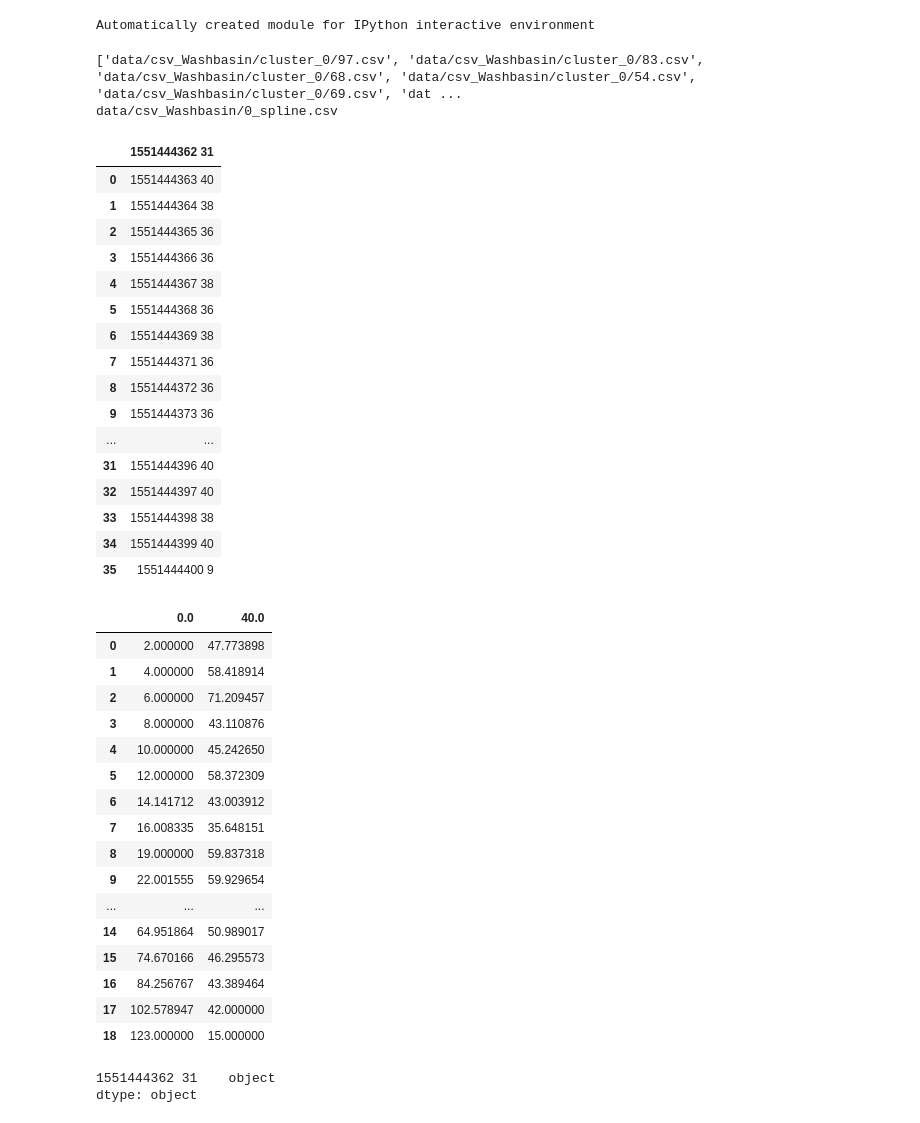
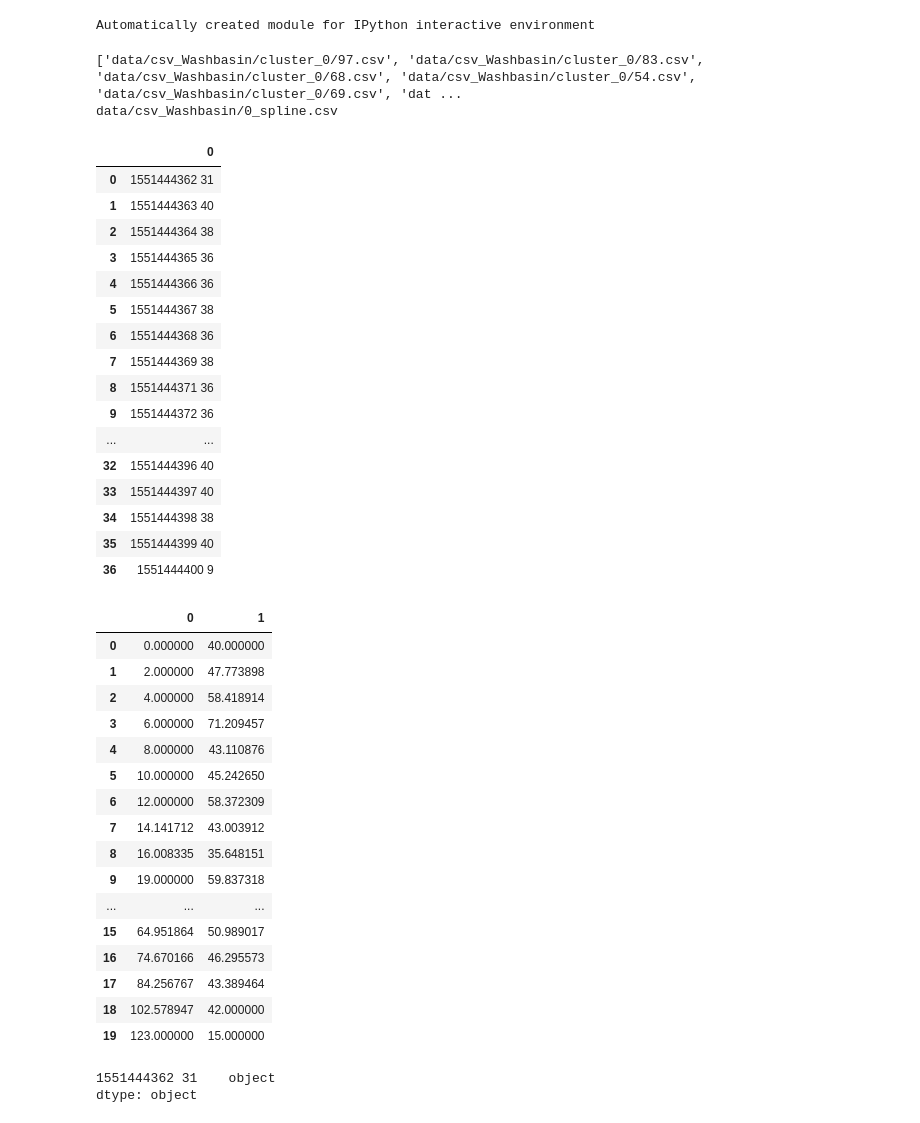
Before and after one commit to Tarantula-Community/EL-WaterDemandTS, a Jupyter notebook: Bagging.ipynb, the cells around one changed output. Saved outputs shown, nothing was run; the diff lists cells and outputs as text; code cells hidden in the pictures.

```diff
--- a/Bagging.ipynb
+++ b/Bagging.ipynb
@@ -36,61 +36,61 @@ estimators = [("Tree", DecisionTreeRegressor()),
 # %%
 # データの設定
 '''
 これどういう構造のデータなのかいまいちよくわからない
 washbasinで使用した水のデータってこと？てなるとdisintegrationになってなくない？
 
 '''
 
 
 n_estimators = len(estimators)
 ts_files = glob.glob("data/csv_Washbasin/cluster_0/*.csv")
 f_true = "data/csv_Washbasin/0_spline.csv"
 
 print(ts_files)
 print(f_true)
 
-ts_files_viz = pd.read_csv(ts_files[0])
+ts_files_viz = pd.read_csv(ts_files[0], header=None)
 display(ts_files_viz)
 
-f_true_viz = pd.read_csv(f_true)
+f_true_viz = pd.read_csv(f_true, header=None)
 display(f_true_viz)
 # %% [output]
 ['data/csv_Washbasin/cluster_0/97.csv', 'data/csv_Washbasin/cluster_0/83.csv', 'data/csv_Washbasin/cluster_0/68.csv', 'data/csv_Washbasin/cluster_0/54.csv', 'data/csv_Washbasin/cluster_0/69.csv', 'dat ...
 data/csv_Washbasin/0_spline.csv
-|  | 1551444362 31 |
-| 0 | 1551444363 40 |
-| 1 | 1551444364 38 |
-| 2 | 1551444365 36 |
-| 3 | 1551444366 36 |
-| 4 | 1551444367 38 |
-| 5 | 1551444368 36 |
-| 6 | 1551444369 38 |
-| 7 | 1551444371 36 |
-| 8 | 1551444372 36 |
-| 9 | 1551444373 36 |
+|  | 0 |
+| 0 | 1551444362 31 |
+| 1 | 1551444363 40 |
+| 2 | 1551444364 38 |
+| 3 | 1551444365 36 |
+| 4 | 1551444366 36 |
+| 5 | 1551444367 38 |
+| 6 | 1551444368 36 |
+| 7 | 1551444369 38 |
+| 8 | 1551444371 36 |
+| 9 | 1551444372 36 |
 | ... | ... |
-| 31 | 1551444396 40 |
-| 32 | 1551444397 40 |
-| 33 | 1551444398 38 |
-| 34 | 1551444399 40 |
-| 35 | 1551444400 9 |
+| 32 | 1551444396 40 |
+| 33 | 1551444397 40 |
+| 34 | 1551444398 38 |
+| 35 | 1551444399 40 |
+| 36 | 1551444400 9 |
-|  | 0.0 | 40.0 |
-| 0 | 2.000000 | 47.773898 |
-| 1 | 4.000000 | 58.418914 |
-| 2 | 6.000000 | 71.209457 |
-| 3 | 8.000000 | 43.110876 |
-| 4 | 10.000000 | 45.242650 |
-| 5 | 12.000000 | 58.372309 |
-| 6 | 14.141712 | 43.003912 |
-| 7 | 16.008335 | 35.648151 |
-| 8 | 19.000000 | 59.837318 |
-| 9 | 22.001555 | 59.929654 |
+|  | 0 | 1 |
+| 0 | 0.000000 | 40.000000 |
+| 1 | 2.000000 | 47.773898 |
+| 2 | 4.000000 | 58.418914 |
+| 3 | 6.000000 | 71.209457 |
+| 4 | 8.000000 | 43.110876 |
+| 5 | 10.000000 | 45.242650 |
+| 6 | 12.000000 | 58.372309 |
+| 7 | 14.141712 | 43.003912 |
+| 8 | 16.008335 | 35.648151 |
+| 9 | 19.000000 | 59.837318 |
 | ... | ... | ... |
-| 14 | 64.951864 | 50.989017 |
-| 15 | 74.670166 | 46.295573 |
-| 16 | 84.256767 | 43.389464 |
-| 17 | 102.578947 | 42.000000 |
-| 18 | 123.000000 | 15.000000 |
+| 15 | 64.951864 | 50.989017 |
+| 16 | 74.670166 | 46.295573 |
+| 17 | 84.256767 | 43.389464 |
+| 18 | 102.578947 | 42.000000 |
+| 19 | 123.000000 | 15.000000 |
 # %%
 ts_files_viz.dtypes
 # %% [output]
```
Also changed, not shown: parts of 10 cells of this notebook, 3 other files.
